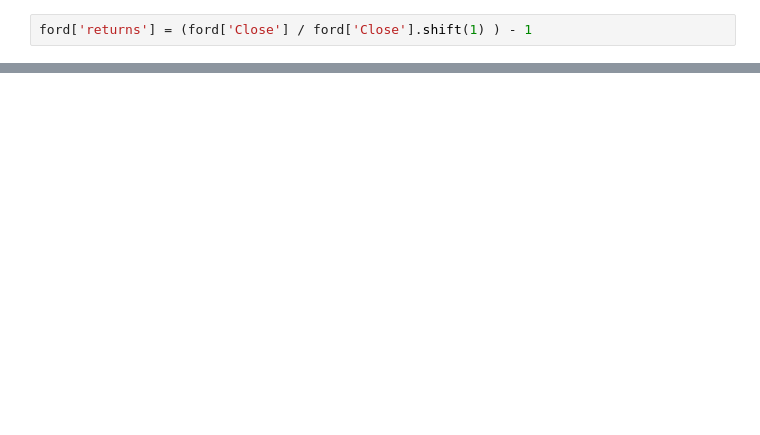
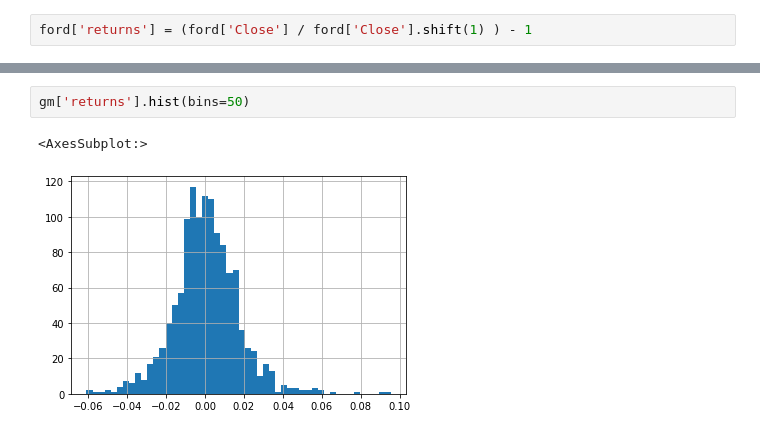
Before and after one commit to micka-sudo/analyse_bourse, a Jupyter notebook: analyse_tesla.ipynb, the cells around one changed output, grey strips where cells are left out. Saved outputs shown, nothing was run; the diff lists cells and outputs as text; blank space fills up the shorter version.

```diff
--- a/analyse_tesla.ipynb
+++ b/analyse_tesla.ipynb
@@ -203,0 +221,5 @@ ford['returns'] = tesla['Close'].pct_change(1)
+# %%
+gm['returns'].hist(bins=50)
+# %% [output]
+<AxesSubplot:>
+[figure, added]
```
Also changed, not shown: parts of 12 cells of this notebook.
